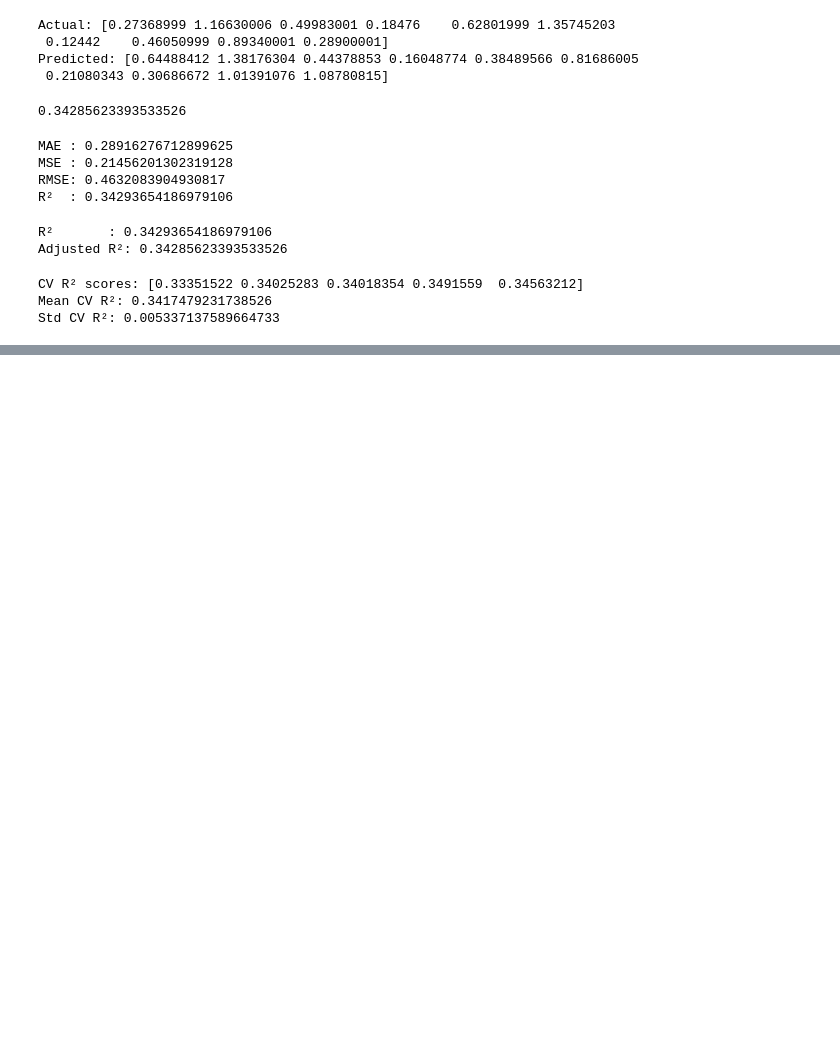
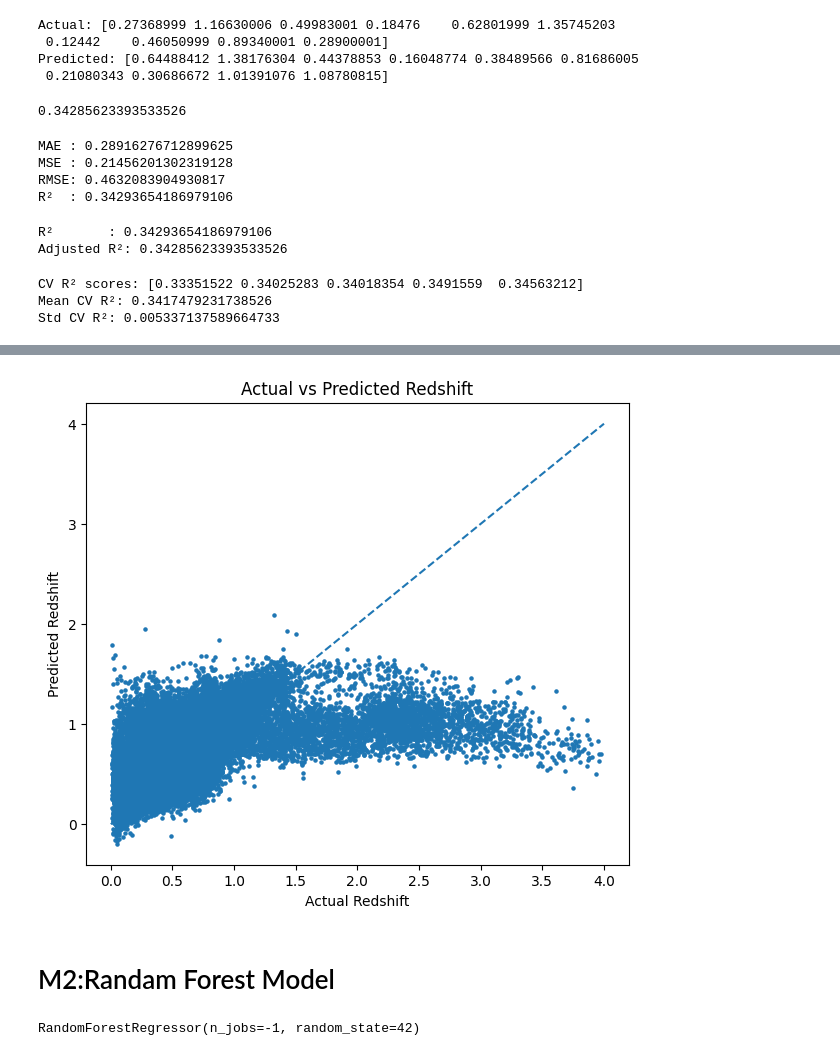
Before and after one commit to Rupam17-sudo/project_2astro, a Jupyter notebook: notebooks/02_experiments.ipynb, the cells around one changed output, grey strips where cells are left out. Saved outputs shown, nothing was run; the diff lists cells and outputs as text; code cells hidden in the pictures; blank space fills up the shorter version.

```diff
--- a/notebooks/02_experiments.ipynb
+++ b/notebooks/02_experiments.ipynb
@@ -268,0 +288,17 @@ Std CV R²: 0.005337137589664733
+# %%
+plt.figure(figsize=(7, 6))
+
+plt.scatter(y_test, y_pred, s=5)
+
+# Perfect prediction line
+plt.plot([0, 4], [0, 4], '--')
+
+plt.xlabel("Actual Redshift")
+plt.ylabel("Predicted Redshift")
+plt.title("Actual vs Predicted Redshift")
+
+plt.show()
+# %% [output]
+[figure, added]
+# %% [markdown]
+# M2:Randam Forest Model
@@ -268,0 +313,4 @@ Std CV R²: 0.005337137589664733
+# %%
+rf_model.fit(X_train, y_train)
+# %% [output]
+RandomForestRegressor(n_jobs=-1, random_state=42)
```
Also changed, not shown: parts of 36 cells of this notebook.
